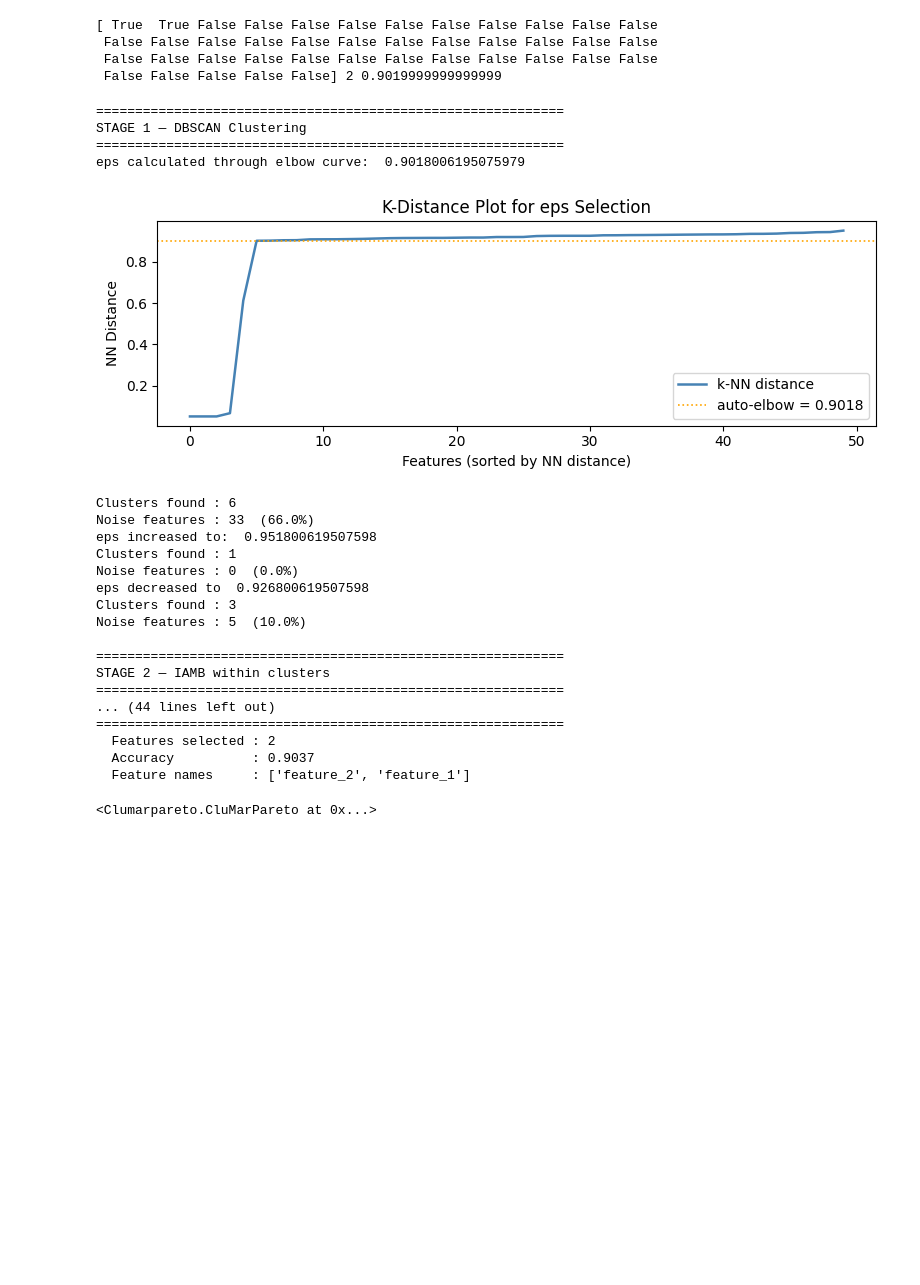
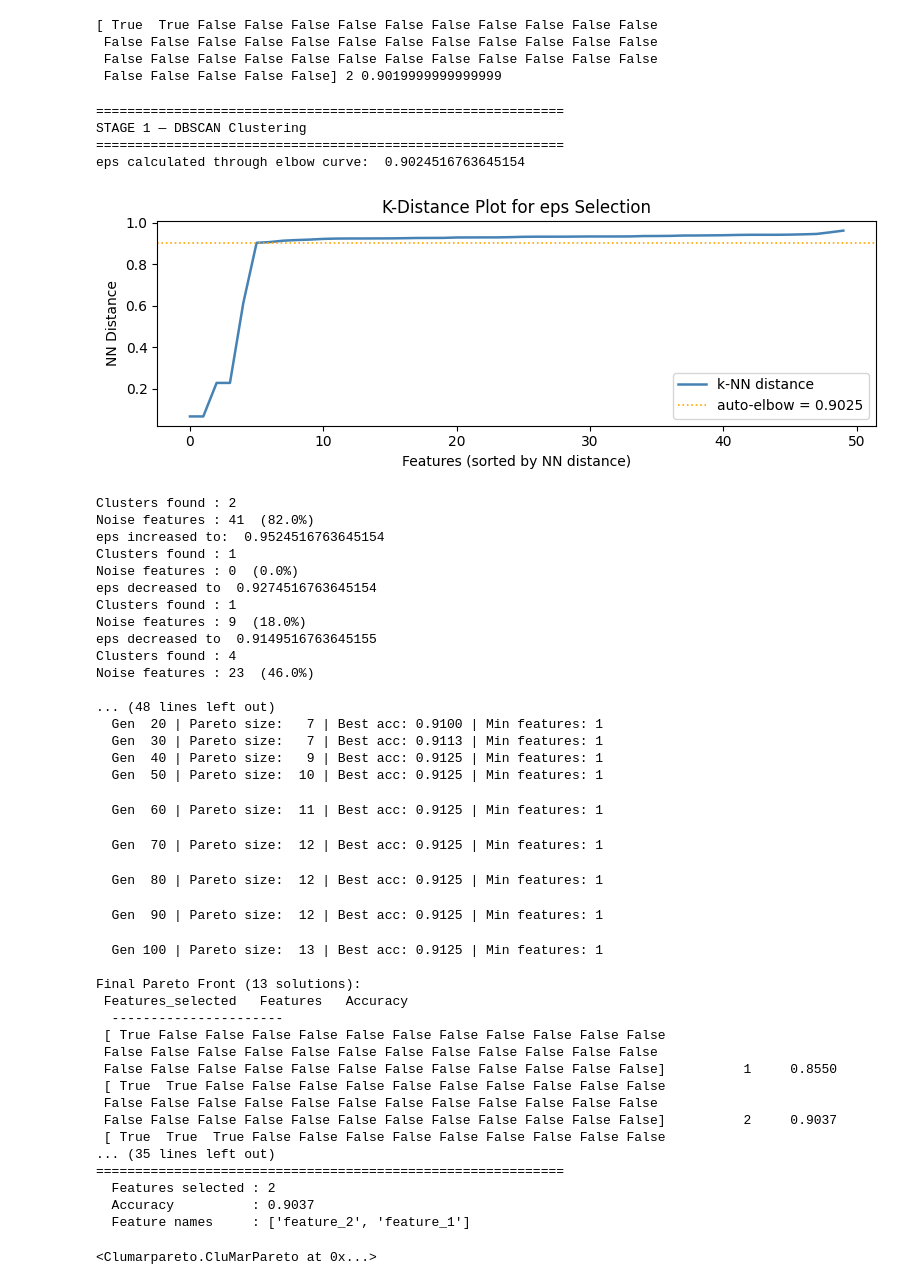
Before and after one commit to LalithKishore-S/CluMarPareto, a Jupyter notebook: Results_observations.ipynb, the cells around one changed output. Cells and saved outputs as stored; diff of their text form; code cells hidden in the pictures; blank space fills up the shorter version.

Commit message:
DBSCAN(1-rho^2 = distance) + IAMB + NSGA2 results

```diff
--- a/Results_observations.ipynb
+++ b/Results_observations.ipynb
@@ -155,32 +155,53 @@ print(sol.mask_features, sol.obj_scores[0], sol.obj_scores[1])
  False False False False False] 2 0.9019999999999999
 # %%
 
-pipeline = CluMarPareto(classifier='decisiontree', population_size=100, n_generations=40)
+pipeline = CluMarPareto(classifier='decisiontree')
 pipeline.fit(data = X_train)
 # %% [output]
 ============================================================
 STAGE 1 — DBSCAN Clustering
 ============================================================
-eps calculated through elbow curve:  0.9018006195075979
+eps calculated through elbow curve:  0.9024516763645154
-[figure, old version]
+[figure, new version]
-Clusters found : 6
-Noise features : 33  (66.0%)
-eps increased to:  0.951800619507598
+Clusters found : 2
+Noise features : 41  (82.0%)
+eps increased to:  0.9524516763645154
 Clusters found : 1
 Noise features : 0  (0.0%)
-eps decreased to  0.926800619507598
-Clusters found : 3
-Noise features : 5  (10.0%)
+eps decreased to  0.9274516763645154
+Clusters found : 1
+Noise features : 9  (18.0%)
+eps decreased to  0.9149516763645155
+Clusters found : 4
+Noise features : 23  (46.0%)
 
-============================================================
-STAGE 2 — IAMB within clusters
-============================================================
-... (44 lines left out)
-============================================================
-  Features selected : 2
-  Accuracy          : 0.9037
-  Feature names     : ['feature_2', 'feature_1']
+... (48 lines left out)
+  Gen  20 | Pareto size:   7 | Best acc: 0.9100 | Min features: 1
+  Gen  30 | Pareto size:   7 | Best acc: 0.9113 | Min features: 1
+  Gen  40 | Pareto size:   9 | Best acc: 0.9125 | Min features: 1
+  Gen  50 | Pareto size:  10 | Best acc: 0.9125 | Min features: 1
-<Clumarpareto.CluMarPareto at 0x...>
+  Gen  60 | Pareto size:  11 | Best acc: 0.9125 | Min features: 1
+  Gen  70 | Pareto size:  12 | Best acc: 0.9125 | Min features: 1
+  Gen  80 | Pareto size:  12 | Best acc: 0.9125 | Min features: 1
+  Gen  90 | Pareto size:  12 | Best acc: 0.9125 | Min features: 1
+  Gen 100 | Pareto size:  13 | Best acc: 0.9125 | Min features: 1
+
+Final Pareto Front (13 solutions):
+ Features_selected   Features   Accuracy
+  ----------------------
+ [ True False False False False False False False False False False False
+ False False False False False False False False False False False False
+ False False False False False False False False False False False False]          1     0.8550
+ [ True  True False False False False False False False False False False
+ False False False False False False False False False False False False
+ False False False False False False False False False False False False]          2     0.9037
+ [ True  True  True False False False False False False False False False
+... (35 lines left out)
+============================================================
+  Features selected : 2
+  Accuracy          : 0.9037
+  Feature names     : ['feature_2', 'feature_1']
+<Clumarpareto.CluMarPareto at 0x...>
 # %%
 masks = [tuple(ind.mask_features) for ind in pipeline.nsga2_.pareto_front_]
 print("Total Pareto points:  ", len(masks))
```
Also changed, not shown: parts of 2 cells of this notebook, 5 other files.
